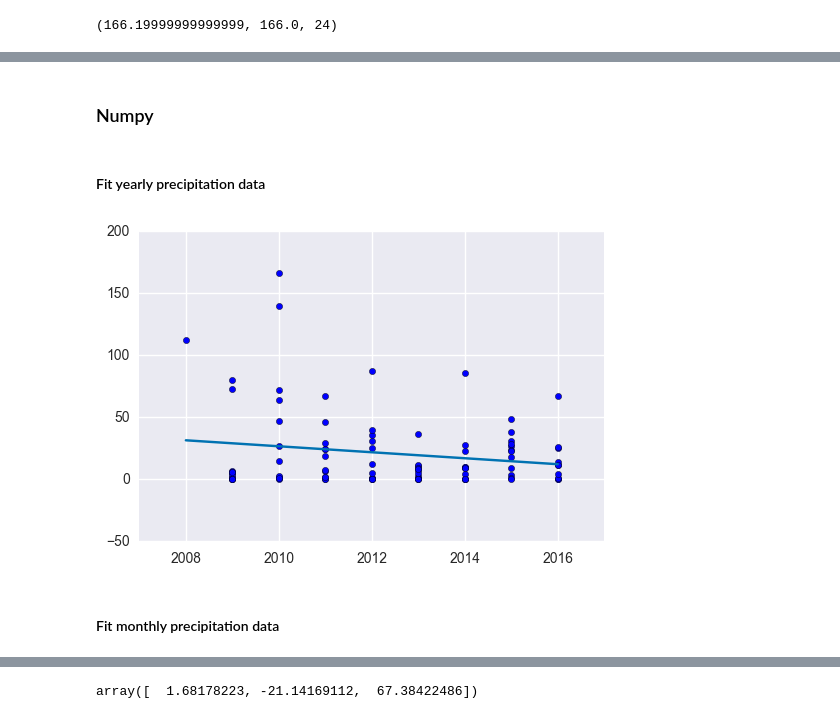
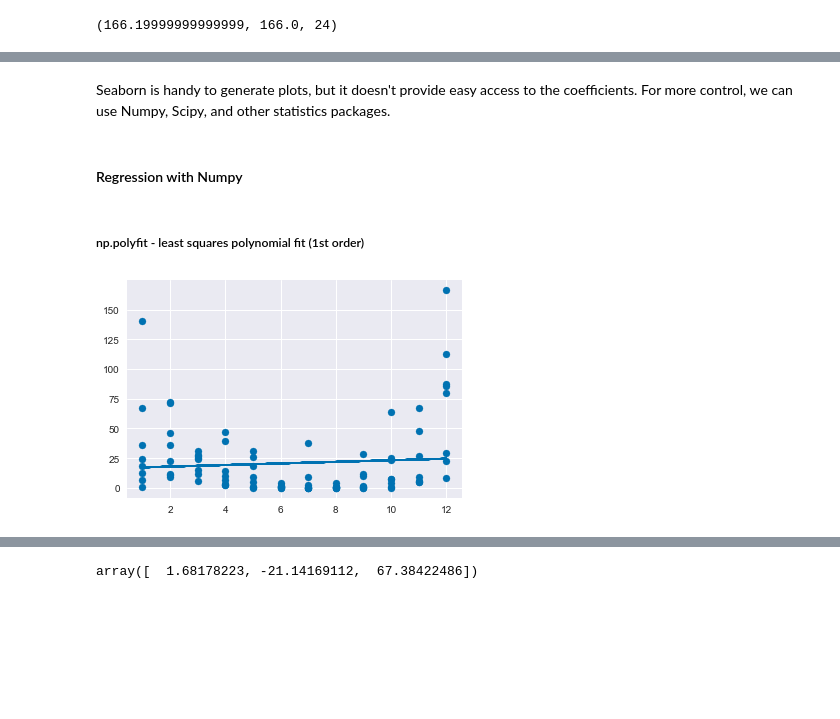
Before and after one commit to cuttlefishh/python-for-data-analysis, a Jupyter notebook: lessons/lesson17.ipynb, the cells around one changed output, grey strips where cells are left out. Drawn from its saved outputs; the diff is of its cells as text; code cells hidden in the pictures; blank space fills up the shorter version.

```diff
--- a/lessons/lesson17.ipynb
+++ b/lessons/lesson17.ipynb
@@ -15,0 +22,6 @@ sns.set_palette('colorblind')
+# %%
+# set up pandas and seaborn environments
+pd.set_option('display.max_rows', 25)
+sns.set()
+sns.set_context('notebook')
+sns.set_palette('colorblind')
@@ -47,6 +63,6 @@ cummin | Cumulative minimum
 # %%
 # format the data: covert to datetime, average precipitation per month, get month and year, reset index
-df = pd.read_csv('la_jolla_precip.csv')
+df = pd.read_csv('../data/la_jolla_precip_monthly.csv')
 df['DATE'] = pd.to_datetime(df['DATE'])
 df = df.groupby('DATE').mean()
 df['MONTH'] = [x.month for x in df.index]
@@ -157,15 +185,15 @@ Name: PRCP, dtype: int64
+# %% [markdown]
+Seaborn is handy to generate plots, but it doesn't provide easy access to the coefficients. For more control, we can use Numpy, Scipy, and other statistics packages.
 # %% [markdown]
-### Numpy
+#### Regression with Numpy
-# %% [markdown]
-#### Fit yearly precipitation data
+# %% [markdown]
+##### np.polyfit - least squares polynomial fit (1st order)
 # %%
-# fit yearly precipitation to line with np.polyfit
-m, b = np.polyfit(df.YEAR, df.PRCP, 1)
+# 1st order with np.polyfit
+m, b = np.polyfit(df.MONTH, df.PRCP, 1)
 # %%
-# plot scatter and polyfit line
-plt.scatter(df.YEAR, df.PRCP)
-plt.plot(df.YEAR, m*df.YEAR + b, '-');
+# plot scatter and polyfit
+plt.scatter(df.MONTH, df.PRCP)
+plt.plot(df.MONTH, m*df.MONTH + b, '-');
 # %% [output]
-[figure, old version]
+[figure, new version]
-# %% [markdown]
-#### Fit monthly precipitation data
```
Also changed, not shown: parts of 129 cells of this notebook.
